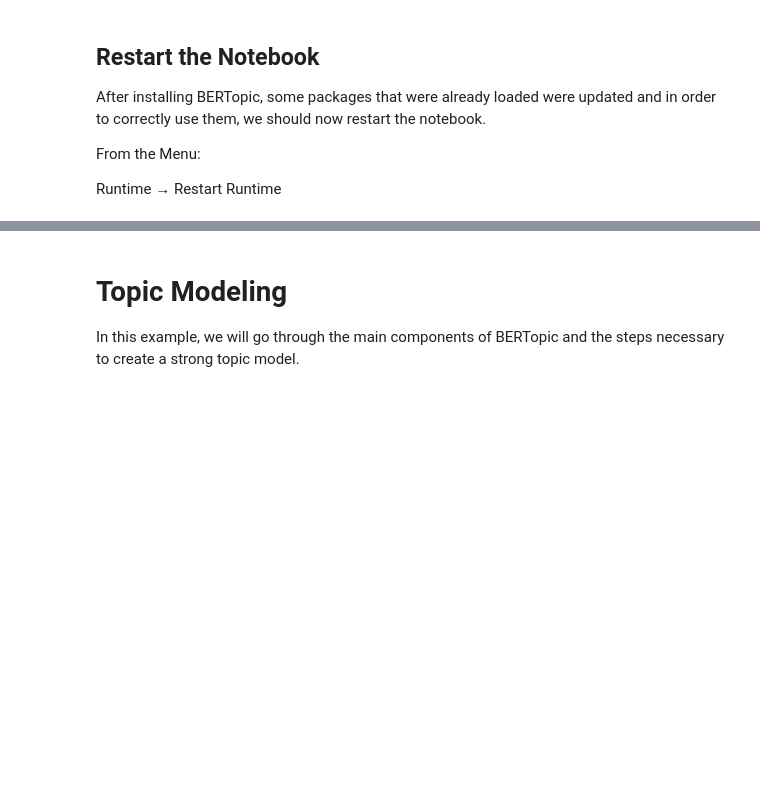
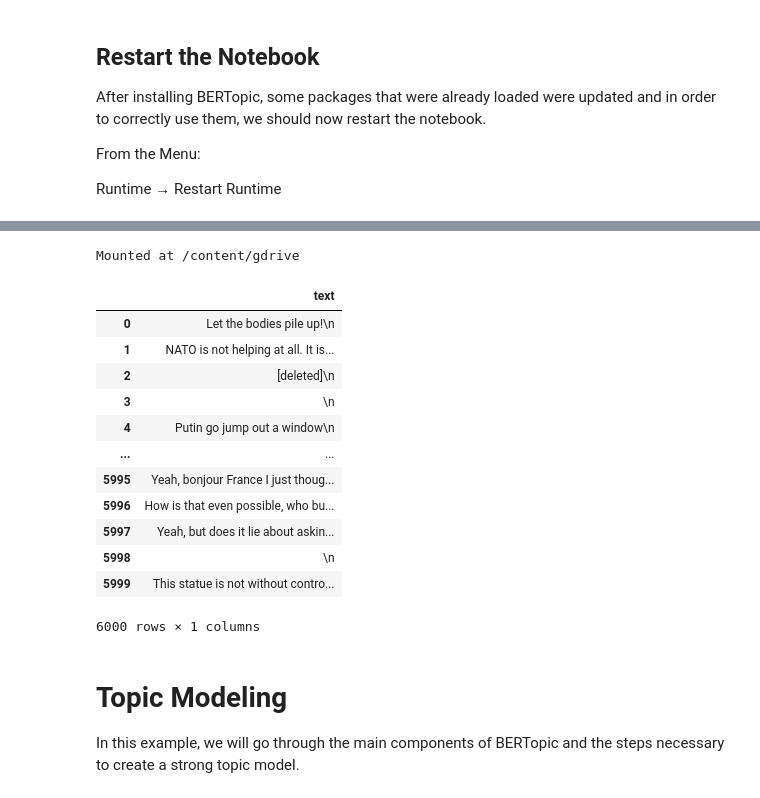
Before and after one commit to dinesh-umkc/kdm, a Jupyter notebook: ICP_11_BERTopic_model.ipynb, the cells around one changed output, grey strips where cells are left out. Saved outputs shown, nothing was run; the diff lists cells and outputs as text; code cells hidden in the pictures; blank space fills up the shorter version.

```diff
--- a/ICP_11_BERTopic_model.ipynb
+++ b/ICP_11_BERTopic_model.ipynb
@@ -49,0 +62,27 @@ len(docs)
+# %%
+import time
+from tqdm.notebook import tqdm
+topic_library = {
+    'War' : [ 'https://www.reddit.com/r/worldnews/comments/z4b7cl/nato_vows_to_aid_ukraine_for_as_long_as_it_takes/'
+                  ],
+    'Other': [
+        'https://www.reddit.com/r/Damnthatsinteresting/comments/z47fk5/the_statue_of_unity_in_india_the_tallest_statue/',
+        ]
+}
+for topic, urls in tqdm(topic_library.items()):
+  for url in tqdm(urls):
+    submission = await reddit.submission(url=url)
+    submission.comments.replace_more(limit=0) # flatten tree
+    all_comments = []
+    comments = submission.comments # all comments
+    # comments = submission.comments.list() # all comments
+    for top_level_comment in submission.comments:
+      if isinstance(top_level_comment, MoreComments):
+          continue
+      all_comments.append(top_level_comment.body)
+      with open('{}-reddit_author.txt'.format(topic), 'a') as f:
+          f.write(submission.selftext + '\n')
+      with open('{}-reddit_comments.txt'.format(topic), 'a') as f:
+        for i, comment in enumerate(comments):
+          f.write(comment.body + '\n')
+    # time.sleep(1.5)
@@ -49,0 +91,6 @@ len(docs)
+# %%
+#Gdrive access
+from google.colab import drive
+drive.mount("/content/gdrive")
+# %% [output]
+Mounted at /content/gdrive
@@ -50,3 +112,19 @@ len(docs)
+# %%
+reddit_df
+# %% [output]
+|  | text |
+| 0 | Let the bodies pile up!\n |
+| 1 | NATO is not helping at all. It is... |
+| 2 | [deleted]\n |
+| 3 | \n |
+| 4 | Putin go jump out a window\n |
+| ... | ... |
+| 5995 | Yeah, bonjour France I just thoug... |
+| 5996 | How is that even possible, who bu... |
+| 5997 | Yeah, but does it lie about askin... |
+| 5998 | \n |
+| 5999 | This statue is not without contro... |
+6000 rows × 1 columns
 # %% [markdown]
 # **Topic Modeling**
 
```
Also changed, not shown: parts of 32 cells of this notebook.
